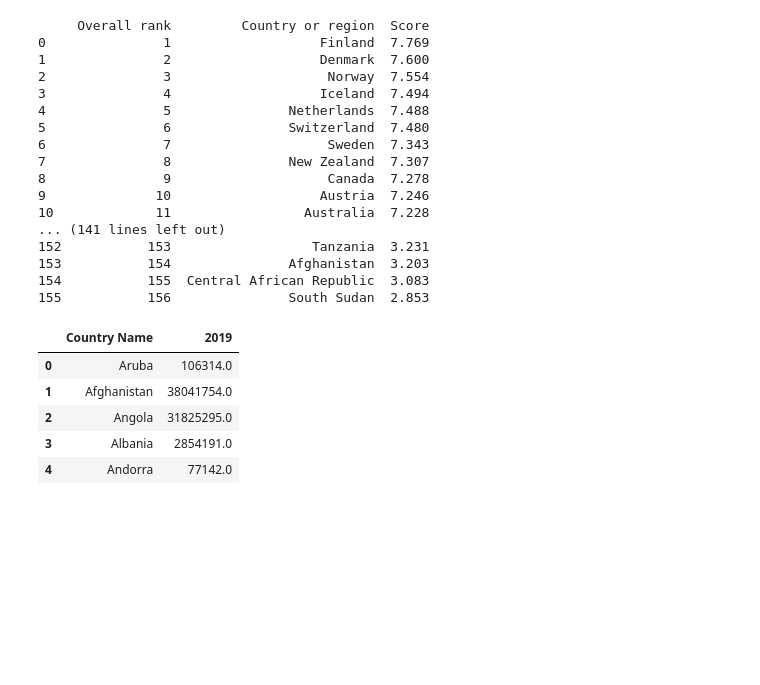
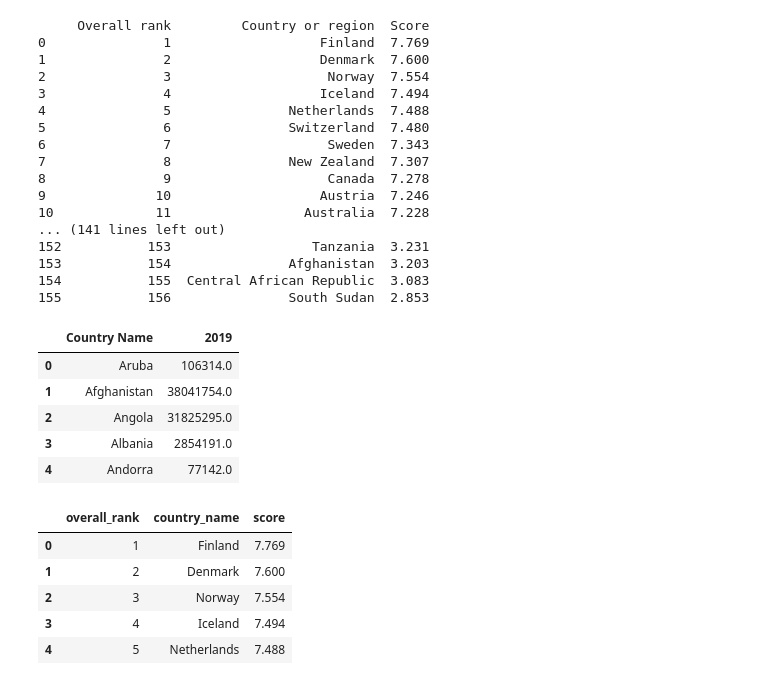
Before and after one commit to kevinsmith78/ETL_ENK_PROJECT, a Jupyter notebook: transform_etl.ipynb, the cells around one changed output. Cells and saved outputs as stored; diff of their text form; code cells hidden in the pictures; blank space fills up the shorter version.

```diff
--- a/happy.ipynb
+++ b/transform_etl.ipynb
@@ -74,0 +79,10 @@ new_world_pop_df.head()
+# %%
+new_world_happiness_df = new_world_happiness_df.rename(columns = {'Overall rank': 'overall_rank', 'Country or region': 'country_name', 'Score': 'score'})
+new_world_happiness_df.head()
+# %% [output]
+|  | overall_rank | country_name | score |
+| 0 | 1 | Finland | 7.769 |
+| 1 | 2 | Denmark | 7.600 |
+| 2 | 3 | Norway | 7.554 |
+| 3 | 4 | Iceland | 7.494 |
+| 4 | 5 | Netherlands | 7.488 |
```
Also changed, not shown: parts of 9 cells of this notebook, 5 other files.
